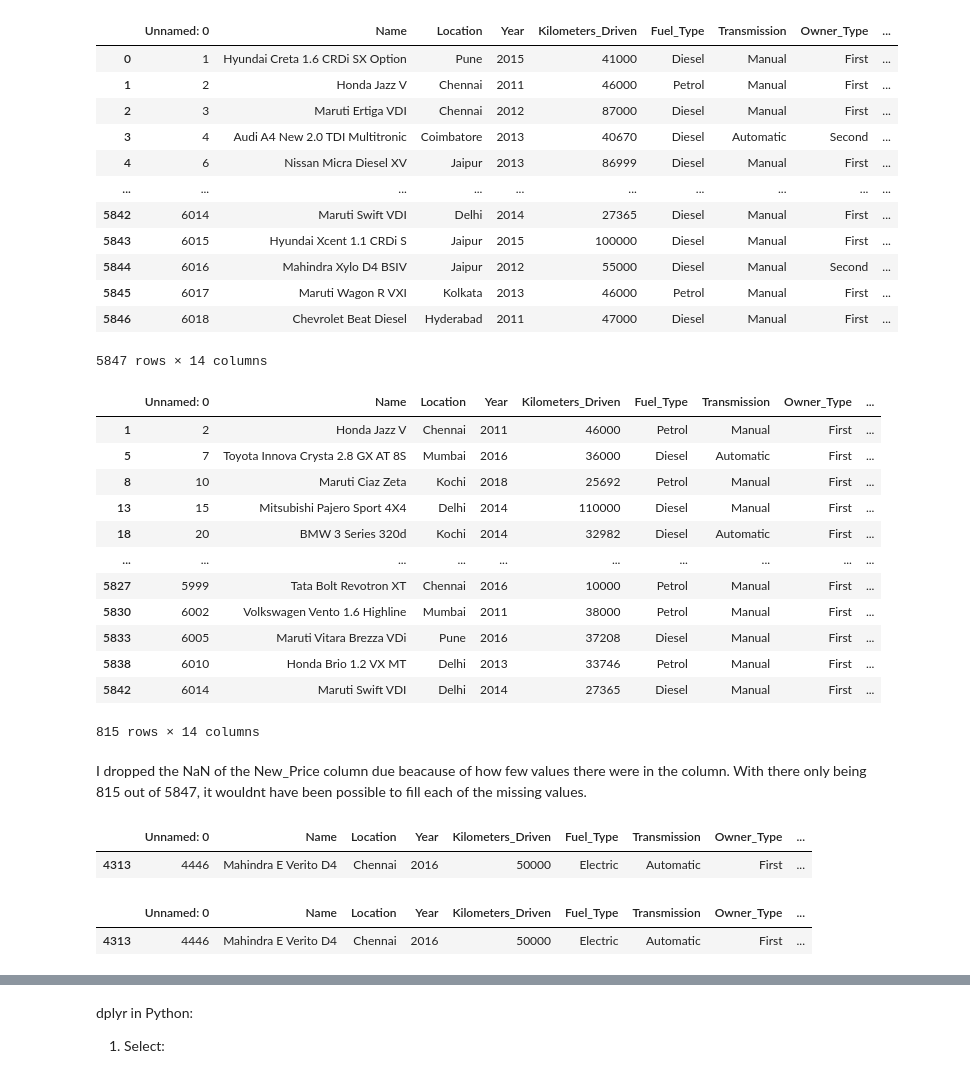
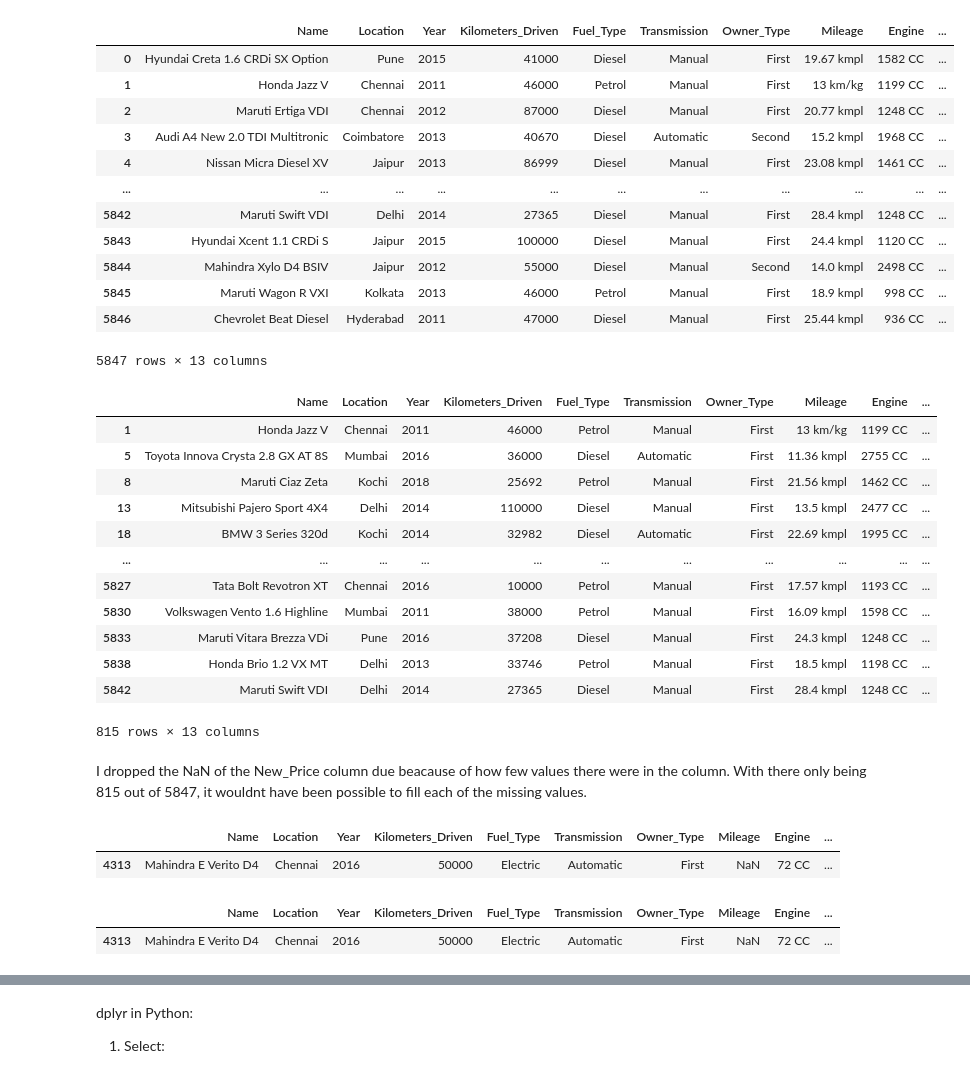
Before and after one commit to Zjmgpk/CS5530, a Jupyter notebook: Assignment_2/Assignment_2_1/src/Assignment2_1.ipynb, the cells around one changed output, grey strips where cells are left out. Drawn from its saved outputs; the diff is of its cells as text; code cells hidden in the pictures.

```diff
--- a/Assignment_2/Assignment_2_1/src/Assignment2_1.ipynb
+++ b/Assignment_2/Assignment_2_1/src/Assignment2_1.ipynb
@@ -6,52 +6,53 @@ import pandas
 import sklearn
 # %%
 df = pandas.read_csv("/content/drive/MyDrive/Colab Notebooks/Assignment 2/Assignment 2_1/Raw_Data/train.csv")
+df = df.drop('Unnamed: 0', axis=1)
 df
 # %% [output]
-|  | Unnamed: 0 | Name | Location | Year | Kilometers_Driven | Fuel_Type | Transmission | Owner_Type | ... |
-| 0 | 1 | Hyundai Creta 1.6 CRDi SX Option | Pune | 2015 | 41000 | Diesel | Manual | First | ... |
-| 1 | 2 | Honda Jazz V | Chennai | 2011 | 46000 | Petrol | Manual | First | ... |
-| 2 | 3 | Maruti Ertiga VDI | Chennai | 2012 | 87000 | Diesel | Manual | First | ... |
-| 3 | 4 | Audi A4 New 2.0 TDI Multitronic | Coimbatore | 2013 | 40670 | Diesel | Automatic | Second | ... |
-| 4 | 6 | Nissan Micra Diesel XV | Jaipur | 2013 | 86999 | Diesel | Manual | First | ... |
-| ... | ... | ... | ... | ... | ... | ... | ... | ... | ... |
-| 5842 | 6014 | Maruti Swift VDI | Delhi | 2014 | 27365 | Diesel | Manual | First | ... |
-| 5843 | 6015 | Hyundai Xcent 1.1 CRDi S | Jaipur | 2015 | 100000 | Diesel | Manual | First | ... |
-| 5844 | 6016 | Mahindra Xylo D4 BSIV | Jaipur | 2012 | 55000 | Diesel | Manual | Second | ... |
-| 5845 | 6017 | Maruti Wagon R VXI | Kolkata | 2013 | 46000 | Petrol | Manual | First | ... |
-| 5846 | 6018 | Chevrolet Beat Diesel | Hyderabad | 2011 | 47000 | Diesel | Manual | First | ... |
+|  | Name | Location | Year | Kilometers_Driven | Fuel_Type | Transmission | Owner_Type | Mileage | Engine | ... |
+| 0 | Hyundai Creta 1.6 CRDi SX Option | Pune | 2015 | 41000 | Diesel | Manual | First | 19.67 kmpl | 1582 CC | ... |
+| 1 | Honda Jazz V | Chennai | 2011 | 46000 | Petrol | Manual | First | 13 km/kg | 1199 CC | ... |
+| 2 | Maruti Ertiga VDI | Chennai | 2012 | 87000 | Diesel | Manual | First | 20.77 kmpl | 1248 CC | ... |
+| 3 | Audi A4 New 2.0 TDI Multitronic | Coimbatore | 2013 | 40670 | Diesel | Automatic | Second | 15.2 kmpl | 1968 CC | ... |
+| 4 | Nissan Micra Diesel XV | Jaipur | 2013 | 86999 | Diesel | Manual | First | 23.08 kmpl | 1461 CC | ... |
+| ... | ... | ... | ... | ... | ... | ... | ... | ... | ... | ... |
+| 5842 | Maruti Swift VDI | Delhi | 2014 | 27365 | Diesel | Manual | First | 28.4 kmpl | 1248 CC | ... |
+| 5843 | Hyundai Xcent 1.1 CRDi S | Jaipur | 2015 | 100000 | Diesel | Manual | First | 24.4 kmpl | 1120 CC | ... |
+| 5844 | Mahindra Xylo D4 BSIV | Jaipur | 2012 | 55000 | Diesel | Manual | Second | 14.0 kmpl | 2498 CC | ... |
+| 5845 | Maruti Wagon R VXI | Kolkata | 2013 | 46000 | Petrol | Manual | First | 18.9 kmpl | 998 CC | ... |
+| 5846 | Chevrolet Beat Diesel | Hyderabad | 2011 | 47000 | Diesel | Manual | First | 25.44 kmpl | 936 CC | ... |
-5847 rows × 14 columns
+5847 rows × 13 columns
 # %%
 df_cleaned = df.dropna(subset=['New_Price'])
 display(df_cleaned)
 # %% [output]
-|  | Unnamed: 0 | Name | Location | Year | Kilometers_Driven | Fuel_Type | Transmission | Owner_Type | ... |
-| 1 | 2 | Honda Jazz V | Chennai | 2011 | 46000 | Petrol | Manual | First | ... |
-| 5 | 7 | Toyota Innova Crysta 2.8 GX AT 8S | Mumbai | 2016 | 36000 | Diesel | Automatic | First | ... |
-| 8 | 10 | Maruti Ciaz Zeta | Kochi | 2018 | 25692 | Petrol | Manual | First | ... |
-| 13 | 15 | Mitsubishi Pajero Sport 4X4 | Delhi | 2014 | 110000 | Diesel | Manual | First | ... |
-| 18 | 20 | BMW 3 Series 320d | Kochi | 2014 | 32982 | Diesel | Automatic | First | ... |
-| ... | ... | ... | ... | ... | ... | ... | ... | ... | ... |
-| 5827 | 5999 | Tata Bolt Revotron XT | Chennai | 2016 | 10000 | Petrol | Manual | First | ... |
-| 5830 | 6002 | Volkswagen Vento 1.6 Highline | Mumbai | 2011 | 38000 | Petrol | Manual | First | ... |
-| 5833 | 6005 | Maruti Vitara Brezza VDi | Pune | 2016 | 37208 | Diesel | Manual | First | ... |
-| 5838 | 6010 | Honda Brio 1.2 VX MT | Delhi | 2013 | 33746 | Petrol | Manual | First | ... |
-| 5842 | 6014 | Maruti Swift VDI | Delhi | 2014 | 27365 | Diesel | Manual | First | ... |
+|  | Name | Location | Year | Kilometers_Driven | Fuel_Type | Transmission | Owner_Type | Mileage | Engine | ... |
+| 1 | Honda Jazz V | Chennai | 2011 | 46000 | Petrol | Manual | First | 13 km/kg | 1199 CC | ... |
+| 5 | Toyota Innova Crysta 2.8 GX AT 8S | Mumbai | 2016 | 36000 | Diesel | Automatic | First | 11.36 kmpl | 2755 CC | ... |
+| 8 | Maruti Ciaz Zeta | Kochi | 2018 | 25692 | Petrol | Manual | First | 21.56 kmpl | 1462 CC | ... |
+| 13 | Mitsubishi Pajero Sport 4X4 | Delhi | 2014 | 110000 | Diesel | Manual | First | 13.5 kmpl | 2477 CC | ... |
+| 18 | BMW 3 Series 320d | Kochi | 2014 | 32982 | Diesel | Automatic | First | 22.69 kmpl | 1995 CC | ... |
+| ... | ... | ... | ... | ... | ... | ... | ... | ... | ... | ... |
+| 5827 | Tata Bolt Revotron XT | Chennai | 2016 | 10000 | Petrol | Manual | First | 17.57 kmpl | 1193 CC | ... |
+| 5830 | Volkswagen Vento 1.6 Highline | Mumbai | 2011 | 38000 | Petrol | Manual | First | 16.09 kmpl | 1598 CC | ... |
+| 5833 | Maruti Vitara Brezza VDi | Pune | 2016 | 37208 | Diesel | Manual | First | 24.3 kmpl | 1248 CC | ... |
+| 5838 | Honda Brio 1.2 VX MT | Delhi | 2013 | 33746 | Petrol | Manual | First | 18.5 kmpl | 1198 CC | ... |
+| 5842 | Maruti Swift VDI | Delhi | 2014 | 27365 | Diesel | Manual | First | 28.4 kmpl | 1248 CC | ... |
-815 rows × 14 columns
+815 rows × 13 columns
 # %% [markdown]
 I dropped the NaN of the New_Price column due beacause of how few values there were in the column. With there only being 815 out of 5847, it wouldnt have been possible to fill each of the missing values.
 # %%
 filtered_df = df_cleaned[(df_cleaned['Kilometers_Driven'] == 50000) & (df_cleaned['Fuel_Type'] == 'Electric')]
 display(filtered_df)
 # %% [output]
-|  | Unnamed: 0 | Name | Location | Year | Kilometers_Driven | Fuel_Type | Transmission | Owner_Type | ... |
-| 4313 | 4446 | Mahindra E Verito D4 | Chennai | 2016 | 50000 | Electric | Automatic | First | ... |
+|  | Name | Location | Year | Kilometers_Driven | Fuel_Type | Transmission | Owner_Type | Mileage | Engine | ... |
+| 4313 | Mahindra E Verito D4 | Chennai | 2016 | 50000 | Electric | Automatic | First | NaN | 72 CC | ... |
 # %%
 rows_with_nan = df_cleaned[df_cleaned.isnull().any(axis=1)]
 display(rows_with_nan)
 # %% [output]
-|  | Unnamed: 0 | Name | Location | Year | Kilometers_Driven | Fuel_Type | Transmission | Owner_Type | ... |
-| 4313 | 4446 | Mahindra E Verito D4 | Chennai | 2016 | 50000 | Electric | Automatic | First | ... |
+|  | Name | Location | Year | Kilometers_Driven | Fuel_Type | Transmission | Owner_Type | Mileage | Engine | ... |
+| 4313 | Mahindra E Verito D4 | Chennai | 2016 | 50000 | Electric | Automatic | First | NaN | 72 CC | ... |
 # %%
 df_cleaned = df_cleaned.drop(4313)
 display(df_cleaned)
```
Also changed, not shown: parts of 13 cells of this notebook.
